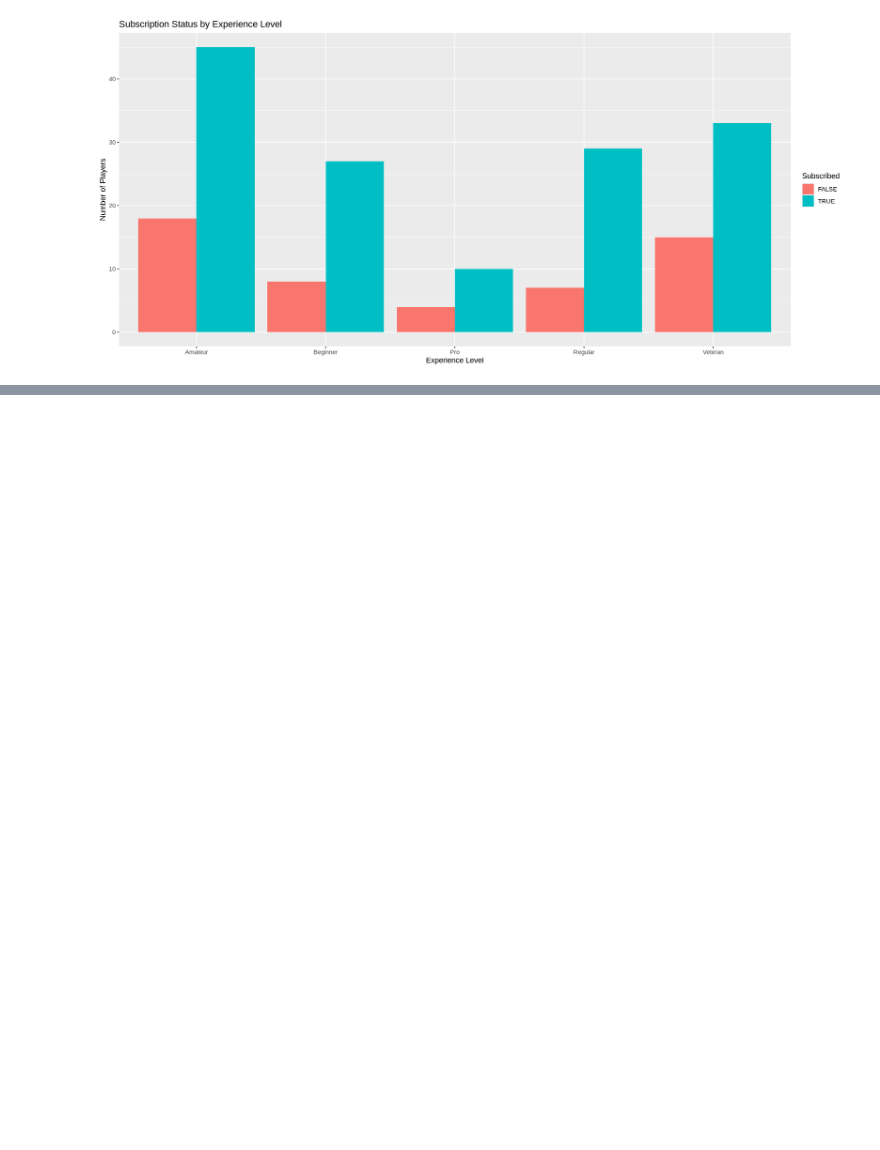
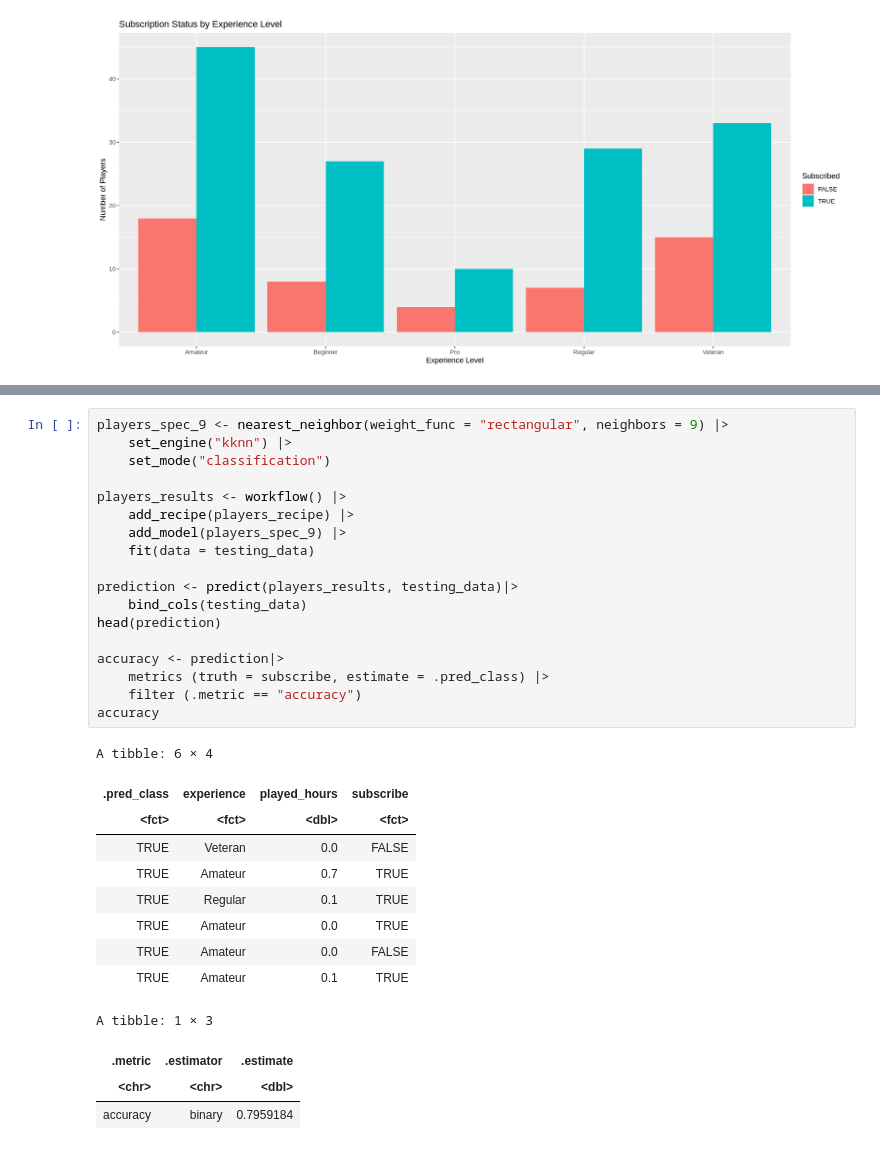
Before and after one commit to lhuang67/7-DSCI-GROUP-PROJECT, a Jupyter notebook: group-project.ipynb, the cells around one changed output, grey strips where cells are left out. Cells and saved outputs as stored; diff of their text form; blank space fills up the shorter version.

Commit message:
Introduction and first part of Methods & Results

```diff
--- a/group-project.ipynb
+++ b/group-project.ipynb
@@ -127 +181,33 @@ cross_val_plot
 [figure]
+# %%
+players_spec_9 <- nearest_neighbor(weight_func = "rectangular", neighbors = 9) |>
+    set_engine("kknn") |>
+    set_mode("classification")
+
+players_results <- workflow() |>
+    add_recipe(players_recipe) |>
+    add_model(players_spec_9) |>
+    fit(data = testing_data)
+
+prediction <- predict(players_results, testing_data)|>
+    bind_cols(testing_data)
+head(prediction)
+
+accuracy <- prediction|>
+    metrics (truth = subscribe, estimate = .pred_class) |>
+    filter (.metric == "accuracy")
+accuracy
+# %% [output]
+A tibble: 6 × 4
+| .pred_class | experience | played_hours | subscribe |
+| <fct> | <fct> | <dbl> | <fct> |
+| TRUE | Veteran | 0.0 | FALSE |
+| TRUE | Amateur | 0.7 | TRUE |
+| TRUE | Regular | 0.1 | TRUE |
+| TRUE | Amateur | 0.0 | TRUE |
+| TRUE | Amateur | 0.0 | FALSE |
+| TRUE | Amateur | 0.1 | TRUE |
+A tibble: 1 × 3
+| .metric | .estimator | .estimate |
+| <chr> | <chr> | <dbl> |
+| accuracy | binary | 0.7959184 |
```
Also changed, not shown: parts of 8 cells of this notebook.
